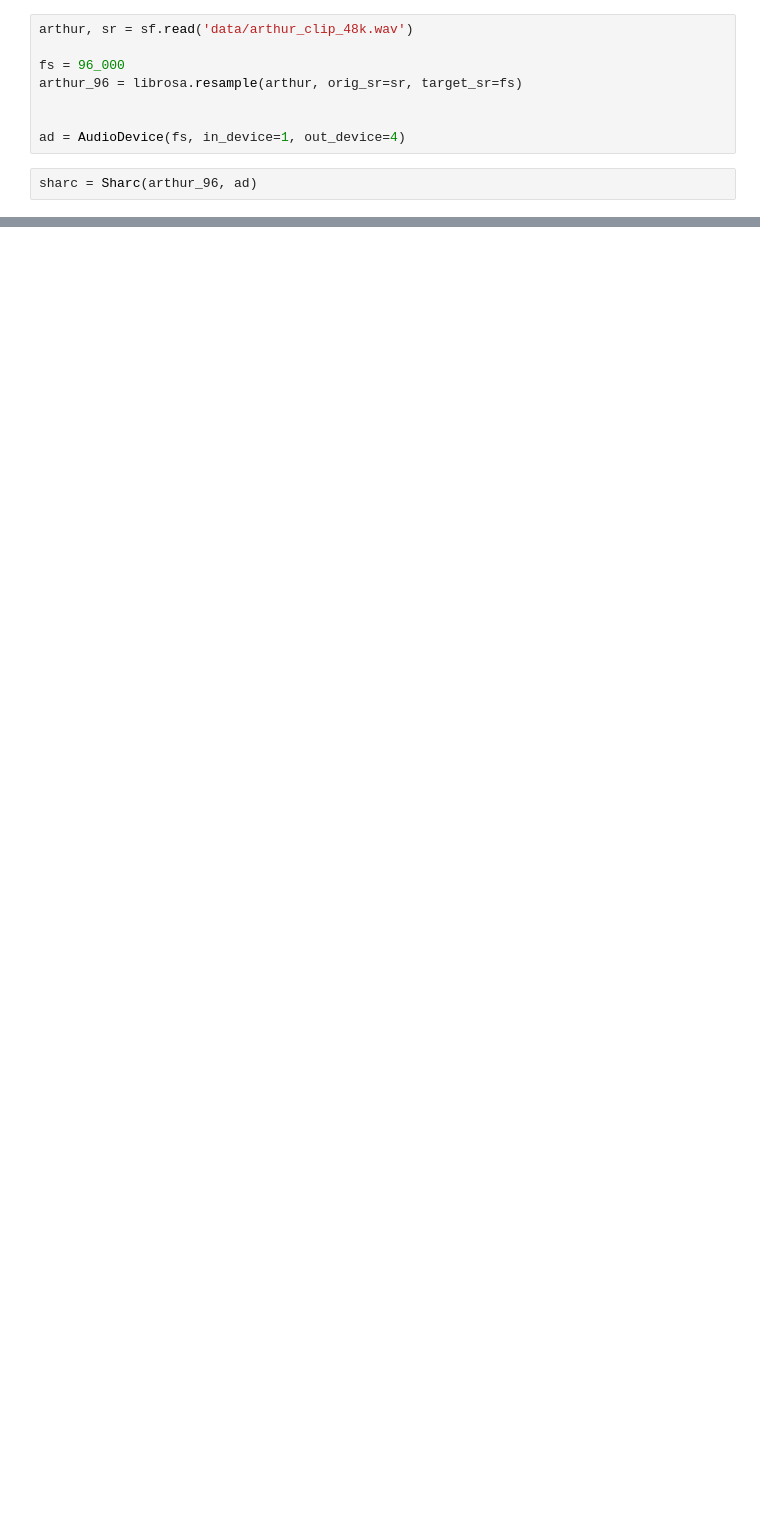
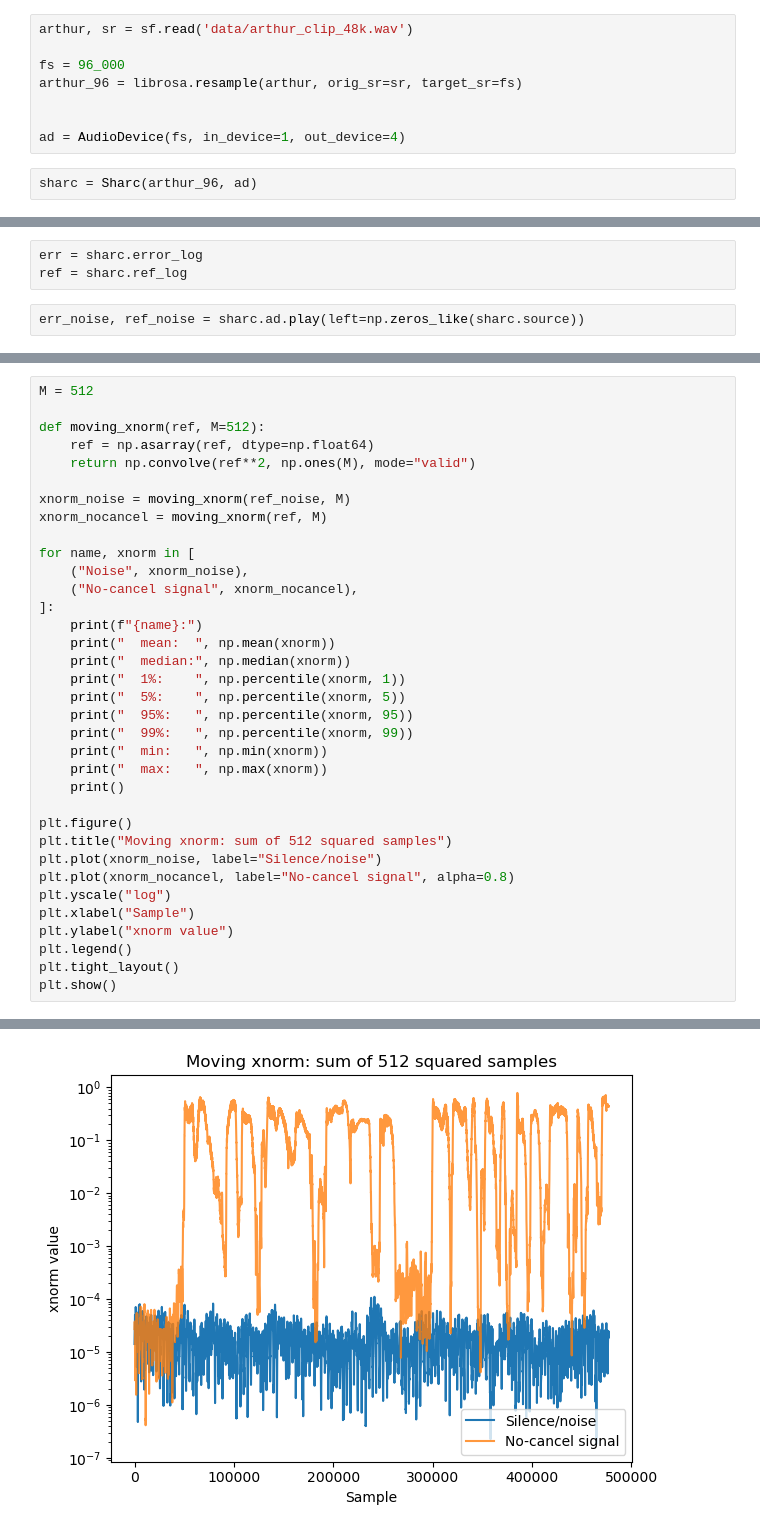
Before and after one commit to bowerirn/Reverb-Control, a Jupyter notebook: experiments/SHARC_cancel_test.ipynb, the cells around one changed output, grey strips where cells are left out. Cells and saved outputs as stored; diff of their text form; blank space fills up the shorter version.

Commit message:
noise threshold

```diff
--- a/experiments/SHARC_cancel_test.ipynb
+++ b/experiments/SHARC_cancel_test.ipynb
@@ -52,0 +49,5 @@ sharc.cancel(1)
+# %%
+err = sharc.error_log
+ref = sharc.ref_log
+# %%
+err_noise, ref_noise = sharc.ad.play(left=np.zeros_like(sharc.source))
@@ -52,0 +87,36 @@ sharc.cancel(1)
+# %%
+M = 512
+
+def moving_xnorm(ref, M=512):
+    ref = np.asarray(ref, dtype=np.float64)
+    return np.convolve(ref**2, np.ones(M), mode="valid")
+
+xnorm_noise = moving_xnorm(ref_noise, M)
+xnorm_nocancel = moving_xnorm(ref, M)
+
+for name, xnorm in [
+    ("Noise", xnorm_noise),
+    ("No-cancel signal", xnorm_nocancel),
+]:
+    print(f"{name}:")
+    print("  mean:  ", np.mean(xnorm))
+    print("  median:", np.median(xnorm))
+    print("  1%:    ", np.percentile(xnorm, 1))
+    print("  5%:    ", np.percentile(xnorm, 5))
+    print("  95%:   ", np.percentile(xnorm, 95))
+    print("  99%:   ", np.percentile(xnorm, 99))
+    print("  min:   ", np.min(xnorm))
+    print("  max:   ", np.max(xnorm))
+    print()
+
+plt.figure()
+plt.title("Moving xnorm: sum of 512 squared samples")
+plt.plot(xnorm_noise, label="Silence/noise")
+plt.plot(xnorm_nocancel, label="No-cancel signal", alpha=0.8)
+plt.yscale("log")
+plt.xlabel("Sample")
+plt.ylabel("xnorm value")
+plt.legend()
+plt.tight_layout()
+plt.show()
+# %% [output]
@@ -52,0 +142 @@ sharc.cancel(1)
+[figure, added]
```
Also changed, not shown: parts of 18 cells of this notebook, 10 other files.
